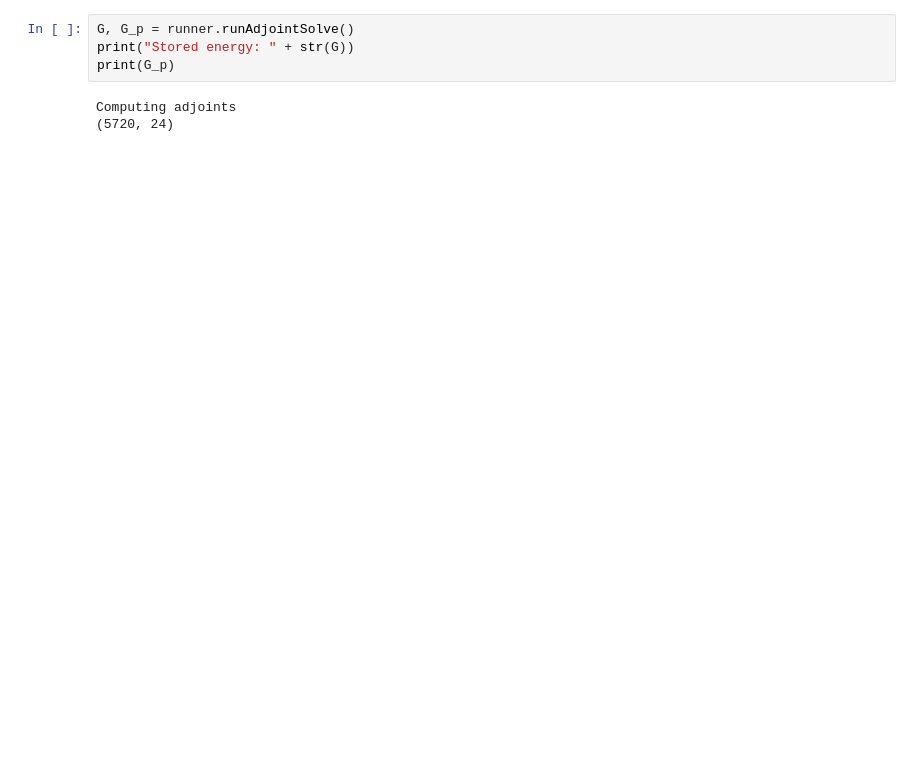
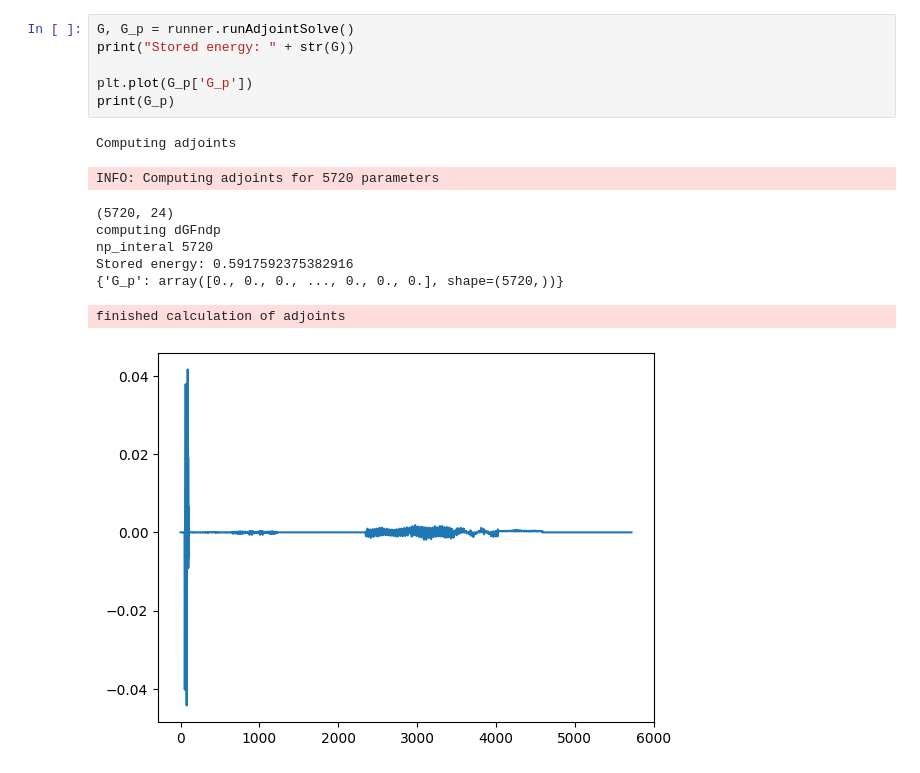
Before and after one commit to ianabel/MaNTA, a Jupyter notebook: python/StellaratorTransport.ipynb, the cells around one changed output. Drawn from its saved outputs; the diff is of its cells as text; blank space fills up the shorter version.

```diff
--- a/python/StellaratorTransport.ipynb
+++ b/python/StellaratorTransport.ipynb
@@ -112,7 +108,16 @@ plt.plot(finalState["Variable"])
 # %%
 G, G_p = runner.runAdjointSolve()
 print("Stored energy: " + str(G))
+
+plt.plot(G_p['G_p'])
 print(G_p)
 # %% [output]
 Computing adjoints
-(5720, 24)
+INFO: Computing adjoints for 5720 parameters
+(5720, 24)
+computing dGFndp
+np_interal 5720
+Stored energy: 0.5917592375382916
+{'G_p': array([0., 0., 0., ..., 0., 0., 0.], shape=(5720,))}
+finished calculation of adjoints
+[figure, added]
```
Also changed, not shown: parts of 5 cells of this notebook, 7 other files.
